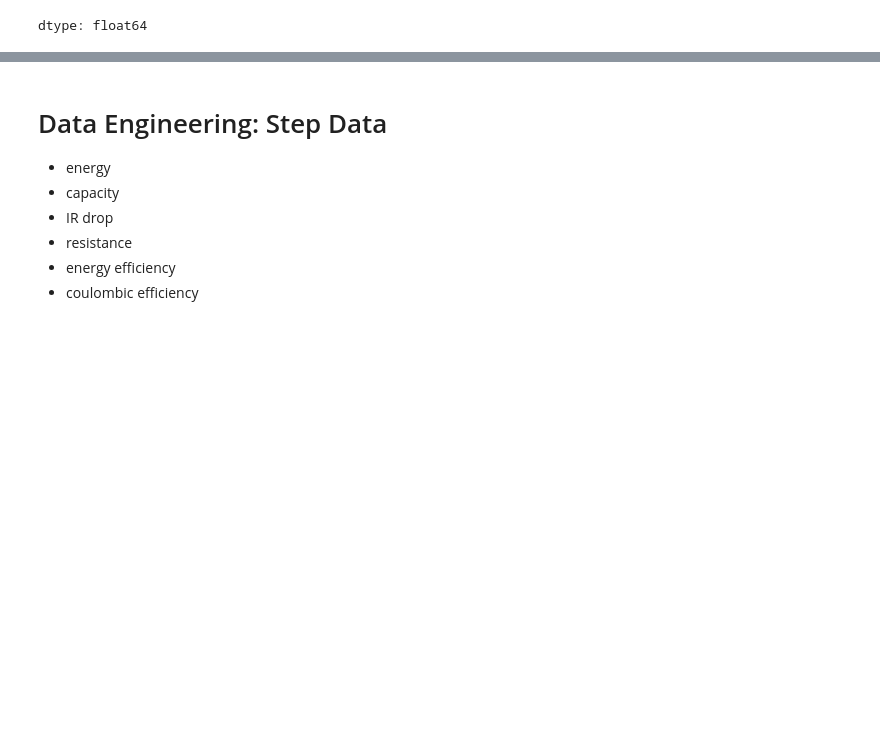
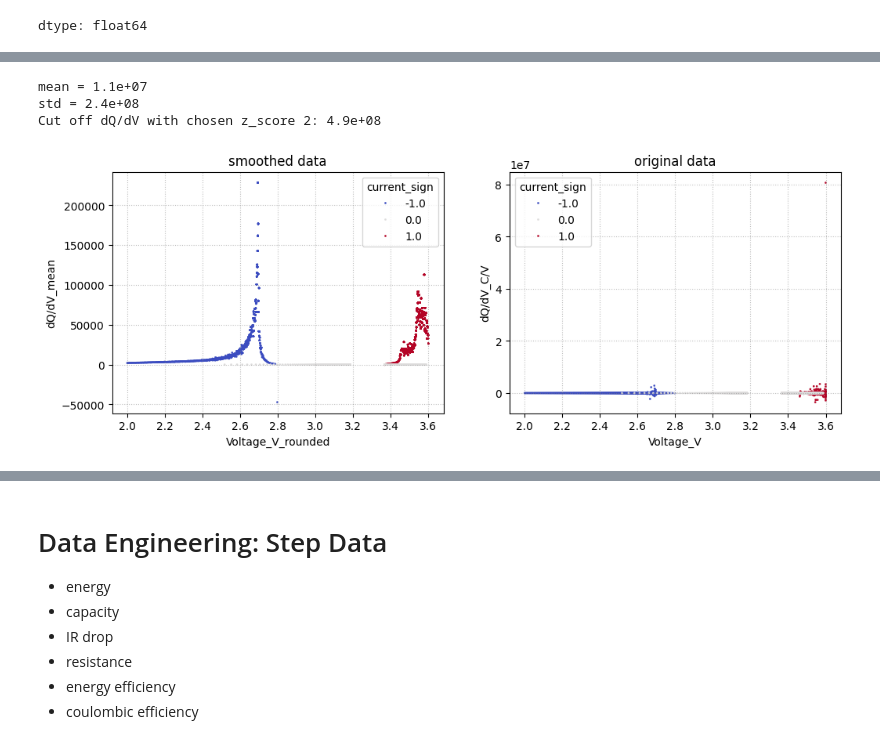
Before and after one commit to imoongh/battery_projects, a Jupyter notebook: Li_ion_Arbin.ipynb, the cells around one changed output, grey strips where cells are left out. Cells and saved outputs as stored; diff of their text form; code cells hidden in the pictures; blank space fills up the shorter version.

```diff
--- a/Li_ion_Arbin.ipynb
+++ b/Li_ion_Arbin.ipynb
@@ -506,0 +535,55 @@ There are clearly some outliers here
+# %%
+data['Voltage_V_rounded'] = data.Voltage_V.round(3) ### nearest 1 mV
+
+data['dV_mean'] = data.groupby(["file", "StepName", 'Voltage_V_rounded'])['dV'].transform('mean')
+data['dQ_mean'] = data.groupby(["file", "StepName", 'Voltage_V_rounded'])['dQ'].transform('mean')
+data['dQ/dV_mean'] = data['dQ_mean'] / data['dV_mean']
+
+### remove outliers
+avg = data['dQ/dV_mean'].mean()
+std = data['dQ/dV_mean'].std()
+z = 2
+print(f"mean = {avg:.2g}\nstd = {std:.2g}")
+print(f"Cut off dQ/dV with chosen z_score {z}: {avg + z * std:.2g}")
+data.loc[(data['dQ/dV_mean'] > avg + z * std) | (data['dQ/dV_mean'] < avg - z * std), 'dQ/dV_mean'] = np.nan
+
+
+### plot again
+### checking, using a random sample and c-rate
+sample = "k1"
+Crate = 3.0
+
+d = data[(data.sample_num == sample) & (data.C_rate == Crate)].reset_index(drop=True)
+d['current_sign'] = d.Current_A.apply(np.sign)
+# d = d[d['dQ/dV_C/V'] < 1e7]
+
+fig, axs = plt.subplots(ncols = 2, figsize = (12, 4))
+ax1, ax2 = axs
+sns.scatterplot(d,
+                ax = ax1,
+                x = 'Voltage_V_rounded',
+                y = 'dQ/dV_mean',
+                hue = 'current_sign',
+                palette = 'coolwarm',
+                edgecolor = None,
+                s = 3,
+                )
+sns.scatterplot(d,
+                ax = ax2,
+                x = 'Voltage_V',
+                y = 'dQ/dV_C/V',
+                hue = 'current_sign',
+                palette = 'coolwarm',
+                edgecolor = None,
+                s = 3,
+                )
+for ax in axs:
+    ax.grid(c = 'gray', linestyle = ':', alpha = 0.5)
+ax1.set_title("smoothed data")
+ax2.set_title('original data')
+plt.show()
+# %% [output]
+mean = 1.1e+07
+std = 2.4e+08
+Cut off dQ/dV with chosen z_score 2: 4.9e+08
+[figure, added]
```
Also changed, not shown: parts of 11 cells of this notebook.
